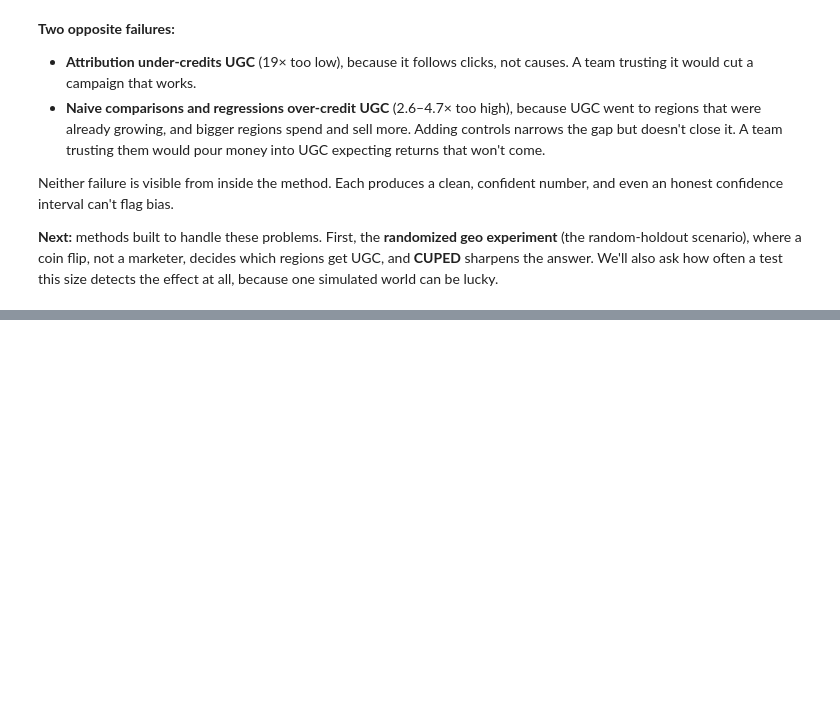
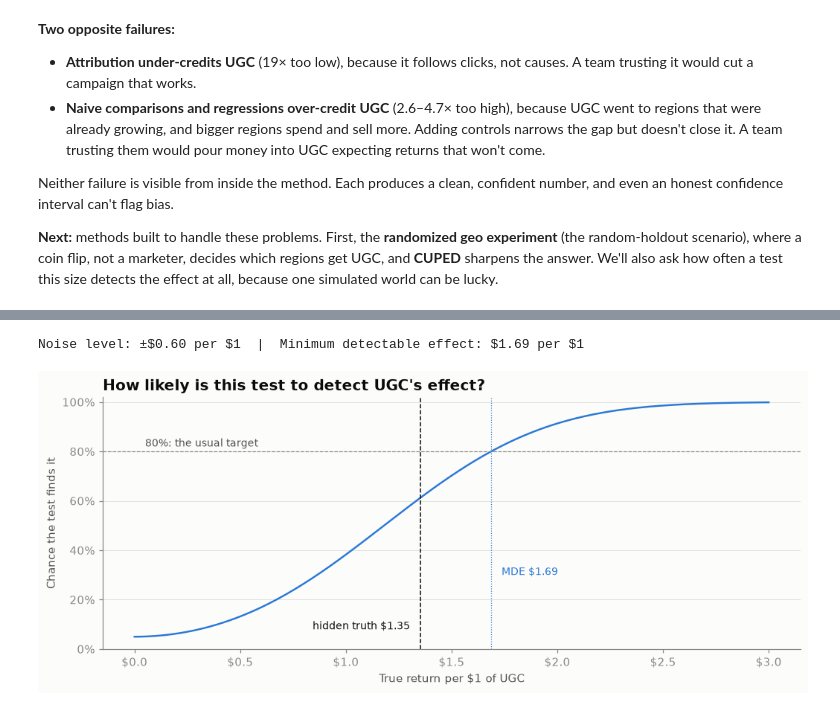
Before and after one commit to menni99/incrementality-mmm-lab, a Jupyter notebook: incrementality.ipynb, the cells around one changed output, grey strips where cells are left out. Drawn from its saved outputs; the diff is of its cells as text; code cells hidden in the pictures; blank space fills up the shorter version.

Commit message:
Section 8: geo experiment on the random holdout (balance, power/MDE from 2024 placebos, simple comparison, CUPED variants)
Co-Authored-By: Claude Opus 5.5 <noreply@anthropic.com>

```diff
--- a/incrementality.ipynb
+++ b/incrementality.ipynb
@@ -1114,0 +1128,19 @@ Neither failure is visible from inside the method. Each produces a clean, confid
+# %%
+_, panel_holdout = worlds["Random holdout"]
+holdout = analyst_view(panel_holdout)
+truth_holdout = true_iroas(panel_holdout, "ugc")  # hidden truth, used only for grading
+
+def window_sales(data, start, end):
+    return data[data["date"].between(start, end)].groupby("geo")["sales"].sum()
+
+regions = pd.DataFrame({
+    "treated": (holdout.groupby("geo")["spend_ugc"].sum() > 0).astype(int),
+    "before": window_sales(holdout, "2025-01-04", "2025-02-28"),     # 8 weeks before the test
+    "last_year": window_sales(holdout, "2024-03-01", "2024-05-09"),  # the test + cooldown dates, a year earlier
+    "during": window_sales(holdout, "2025-03-01", "2025-05-09"),     # 8-week test + 2-week cooldown
+    "ugc_spend": holdout.groupby("geo")["spend_ugc"].sum(),
+})
+ugc_budget = regions["ugc_spend"].sum()
+n_treated = regions["treated"].sum()
+print(f"{n_treated} treated regions, {len(regions) - n_treated} control | UGC budget ${ugc_budget:,.0f}")
+regions.head().style.format({c: "${:,.0f}" for c in ["before", "last_year", "during", "ugc_spend"]})
@@ -1114,0 +1185,41 @@ Neither failure is visible from inside the method. Each produces a clean, confid
+# %%
+from scipy.stats import norm
+
+def cuped_effect(during, before, treated):
+    # regression of test-period sales on treated + pre-period sales; returns the treated coefficient
+    A = np.column_stack([np.ones(len(during)), treated, before])
+    return np.linalg.lstsq(A, during, rcond=None)[0][1]
+
+past_before = window_sales(holdout, "2024-01-04", "2024-02-28").to_numpy()  # a year before the real windows
+past_during = window_sales(holdout, "2024-03-01", "2024-05-09").to_numpy()
+coin = np.random.default_rng(0)
+fake_effects = []
+for _ in range(2000):
+    fake_treated = np.zeros(len(regions))
+    fake_treated[coin.permutation(len(regions))[:n_treated]] = 1
+    fake_effects.append(cuped_effect(past_during, past_before, fake_treated) * n_treated / ugc_budget)
+
+noise = np.std(fake_effects)           # in dollars of revenue per $1 of UGC
+mde = 2.8 * noise
+returns = np.linspace(0, 3, 301)
+chance = norm.cdf(returns / noise - 1.96) + norm.cdf(-returns / noise - 1.96)
+print(f"Noise level: ±${noise:.2f} per $1  |  Minimum detectable effect: ${mde:.2f} per $1")
+
+fig, ax = plt.subplots()
+ax.plot(returns, chance, color=style.SERIES[0])
+ax.axhline(0.8, color=style.MUTED, linewidth=0.8, linestyle="--")
+ax.text(0.05, 0.82, "80%: the usual target", fontsize=9, color=style.INK_SECONDARY)
+ax.axvline(mde, color=style.SERIES[0], linewidth=0.8, linestyle=":")
+ax.text(mde + 0.05, 0.3, f"MDE ${mde:.2f}", fontsize=9, color=style.SERIES[0])
+ax.axvline(truth_holdout, color=style.INK, linewidth=1, linestyle="--")
+ax.text(truth_holdout - 0.05, 0.08, f"hidden truth ${truth_holdout:.2f}", fontsize=9, color=style.INK, ha="right")
+ax.set_title("How likely is this test to detect UGC's effect?")
+ax.set_xlabel("True return per $1 of UGC")
+ax.set_ylabel("Chance the test finds it")
+ax.xaxis.set_major_formatter(mticker.FormatStrFormatter("$%.1f"))
+ax.yaxis.set_major_formatter(mticker.PercentFormatter(1.0))
+ax.set_ylim(0, 1.02)
+plt.show()
+# %% [output]
+Noise level: ±$0.60 per $1  |  Minimum detectable effect: $1.69 per $1
+[figure, added]
```
Also changed, not shown: parts of 12 cells of this notebook.
